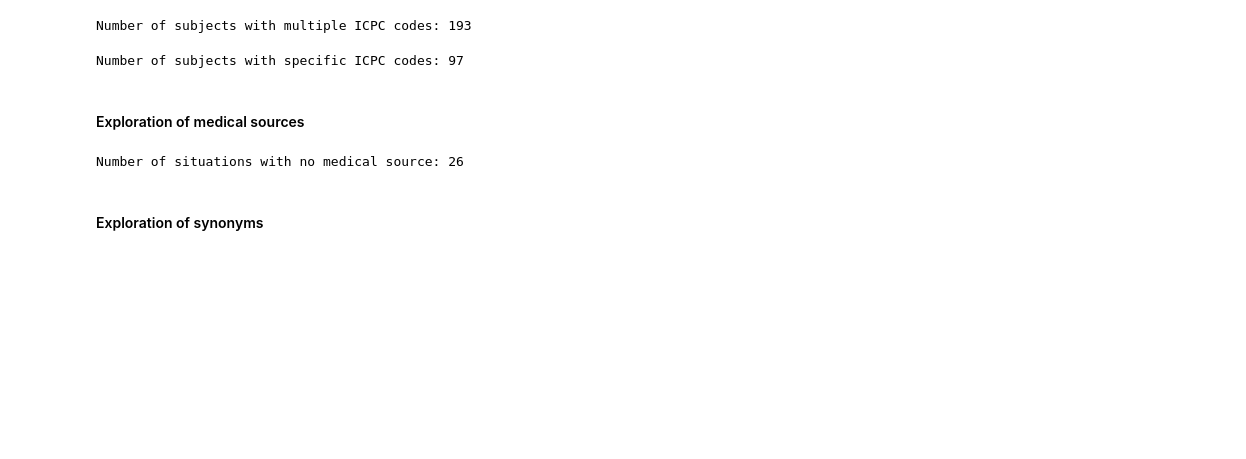
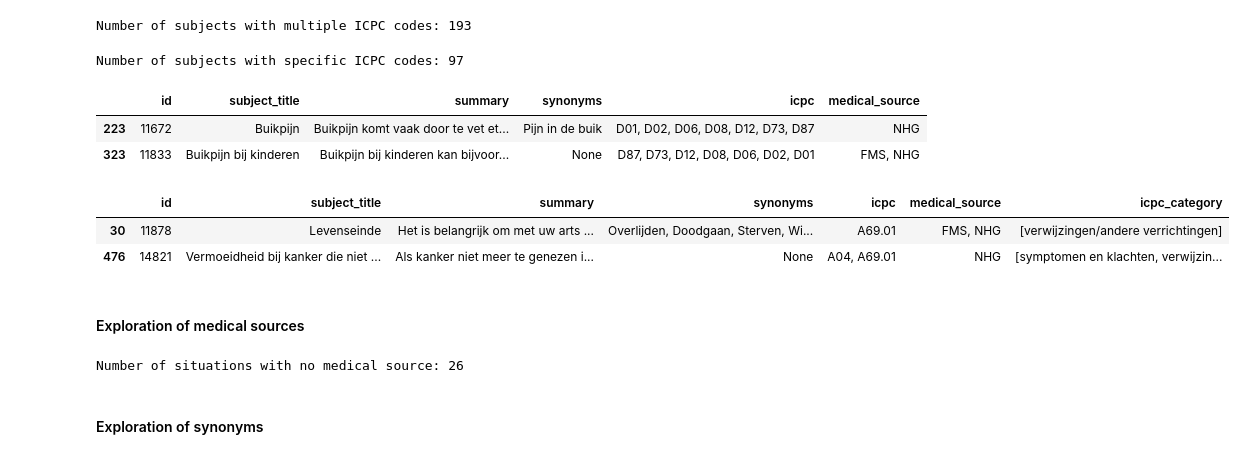
Before and after one commit to myrtekuipers/Thesis, a Jupyter notebook: subjects_start.ipynb, the cells around one changed output. Cells and saved outputs as stored; diff of their text form; code cells hidden in the pictures; blank space fills up the shorter version.

```diff
--- a/subjects_start.ipynb
+++ b/subjects_start.ipynb
@@ -55,17 +55,20 @@ subject_df['summary'] = [item.strip() for item in clean_text]
 # %%
 subjects_no_icpc = []
 subjects_icpc = []
+count = 0
 
 for i in range(len(subject_df)):
     subject_id = subject_df['id'][i]
     subject_title = subject_df['subject_title'][i]
     icpc_code = subject_df['icpc'][i]
 
+
     if icpc_code is None:
         subjects_no_icpc.append((subject_id, subject_title))
     else:
         # Check for invalid ICPC codes and correct them
         if ';' in icpc_code:
+            count+= 1
             icpc_code = icpc_code.replace(';', ',')
             subject_df.loc[subject_df['id'] == subject_id, 'icpc'] = icpc_code
 
@@ -73,6 +76,8 @@ for i in range(len(subject_df)):
 
 print(f'Number of subjects with no ICPC codes: {len(subjects_no_icpc)}')
 print(f'Number of subjects with ICPC codes: {len(subjects_icpc)}')
+
+print(count)
 # %% [output]
 Number of subjects with no ICPC codes: 48
 Number of subjects with ICPC codes: 592
@@ -86,3 +92,10 @@ subjects_specific_icpc = [item for item in subjects_icpc if '.' in item[2]]
 print(f'Number of subjects with specific ICPC codes: {len(subjects_specific_icpc)}')
 # %% [output]
 Number of subjects with specific ICPC codes: 97
+# %%
+#give me the ICPC code of subject containing the word "buikpijn"
+subject_df[subject_df['subject_title'].str.contains('buikpijn', case=False, na=False)]
+# %% [output]
+|  | id | subject_title | summary | synonyms | icpc | medical_source |
+| 223 | 11672 | Buikpijn | Buikpijn komt vaak door te vet et... | Pijn in de buik | D01, D02, D06, D08, D12, D73, D87 | NHG |
+| 323 | 11833 | Buikpijn bij kinderen | Buikpijn bij kinderen kan bijvoor... | None | D87, D73, D12, D08, D06, D02, D01 | FMS, NHG |
@@ -89,3 +156,12 @@ Number of subjects with specific ICPC codes: 97
+# %%
+icpc_category_counts = subject_df['icpc_category'].apply(pd.Series).stack().value_counts()
+icpc_category_counts
+
+subject_df[subject_df['icpc_category'].apply(lambda x: 'verwijzingen/andere verrichtingen' in x)]
+# %% [output]
+|  | id | subject_title | summary | synonyms | icpc | medical_source | icpc_category |
+| 30 | 11878 | Levenseinde | Het is belangrijk om met uw arts ... | Overlijden, Doodgaan, Sterven, Wi... | A69.01 | FMS, NHG | [verwijzingen/andere verrichtingen] |
+| 476 | 14821 | Vermoeidheid bij kanker die niet ... | Als kanker niet meer te genezen i... | None | A04, A69.01 | NHG | [symptomen en klachten, verwijzin... |
 # %% [markdown]
 #### Exploration of medical sources
 # %%
```
Also changed, not shown: parts of 2 cells of this notebook, 1 other file.
